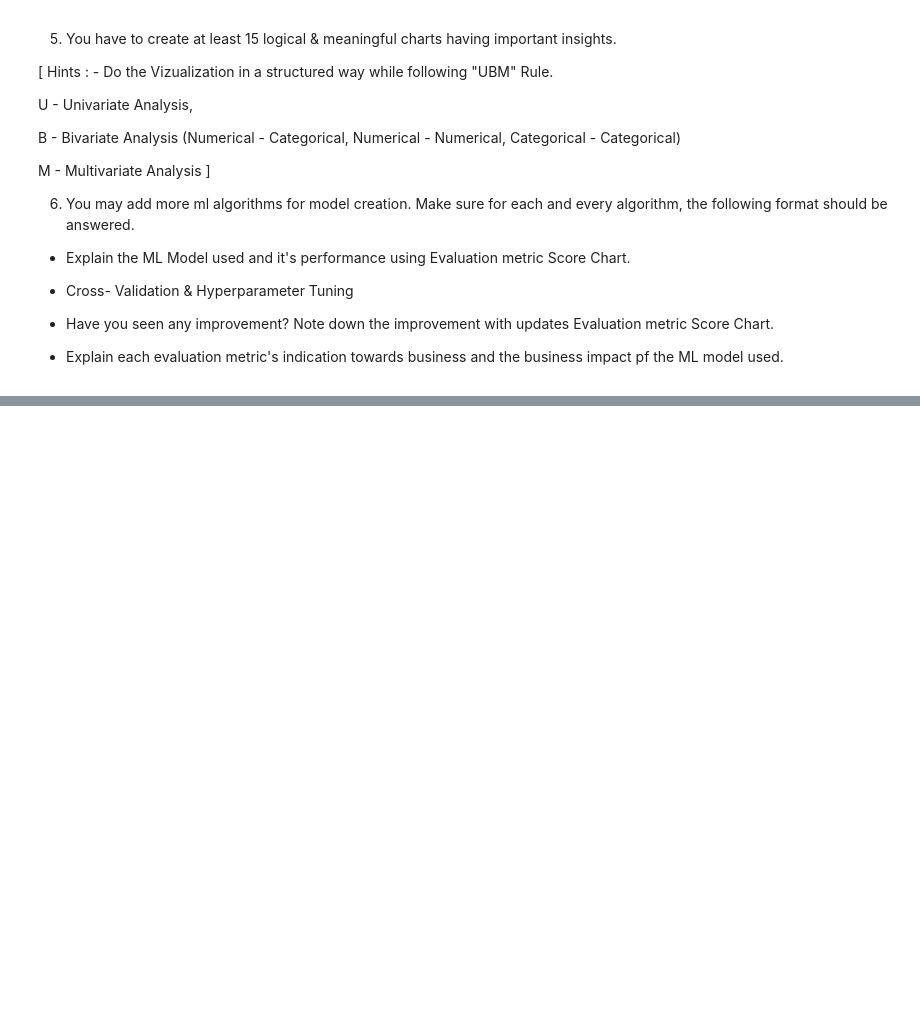
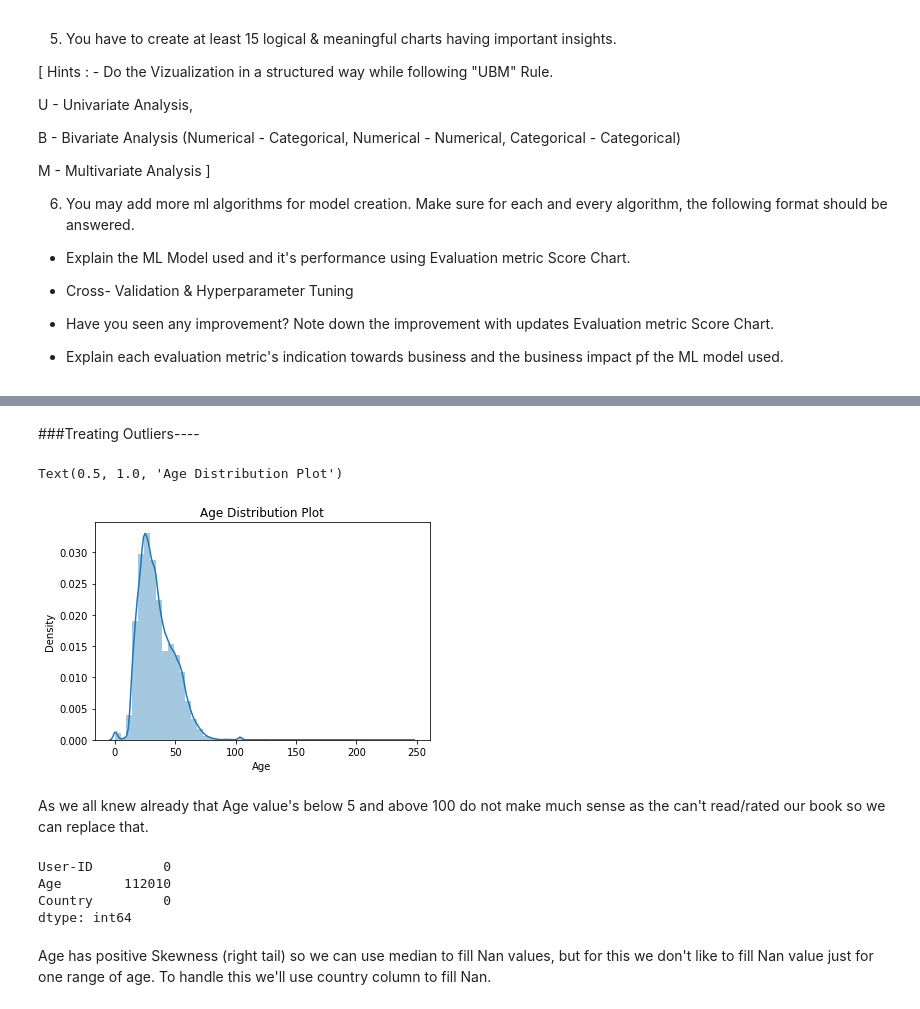
Before and after one commit to Rikiriat19/BookReccomenderSystem, a Jupyter notebook: Book_Recommendation_System.ipynb, the cells around one changed output, grey strips where cells are left out. Cells and saved outputs as stored; diff of their text form; code cells hidden in the pictures; blank space fills up the shorter version.

```diff
--- a/Book_Recommendation_System.ipynb
+++ b/Book_Recommendation_System.ipynb
@@ -696,0 +275,3 @@ Write the conclusion here.
+# %%
+#drop location column
+users.drop('Location',axis=1,inplace=True)
@@ -696,0 +286,11 @@ Write the conclusion here.
+# %% [markdown]
+###Treating Outliers----
+# %%
+#Distplot of users age column
+sns.distplot(users.Age)
+plt.title('Age Distribution Plot')
+# %% [output]
+Text(0.5, 1.0, 'Age Distribution Plot')
+[figure, added]
+# %% [markdown]
+As we all knew already that Age value's below 5 and above 100 do not make much sense as the can't read/rated our book so we can replace that.
@@ -696,0 +300,12 @@ Write the conclusion here.
+# %%
+#Checking null values again in Users dataset
+users.isna().sum()
+# %% [output]
+User-ID         0
+Age        112010
+Country         0
+dtype: int64
+# %% [markdown]
+Age has positive Skewness (right tail)
+so we can use median to fill Nan values,
+but for this we don't like to fill Nan value just for one range of age. To handle this we'll use country column to fill Nan.
```
Also changed, not shown: parts of 616 cells of this notebook.
